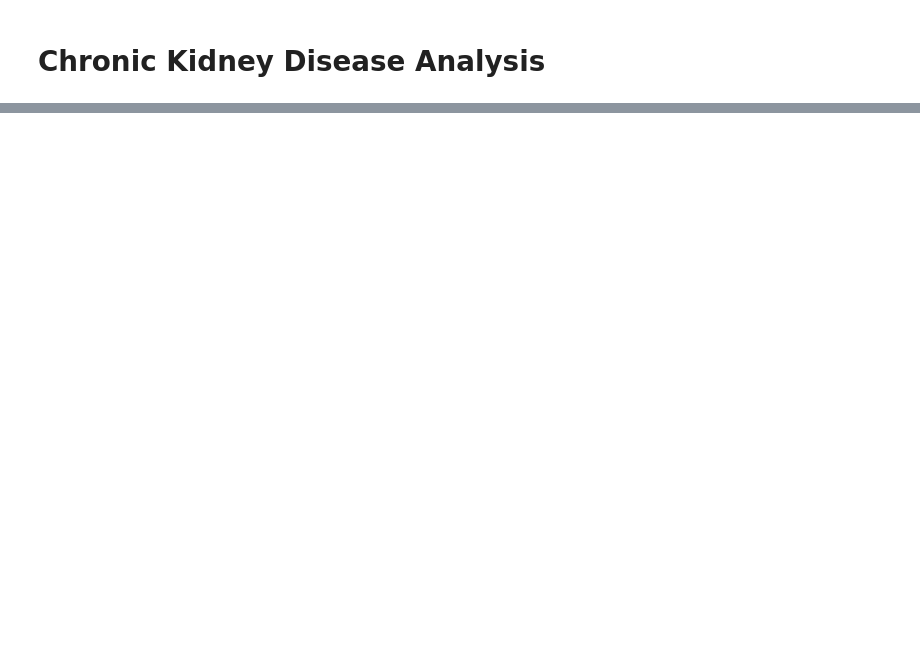
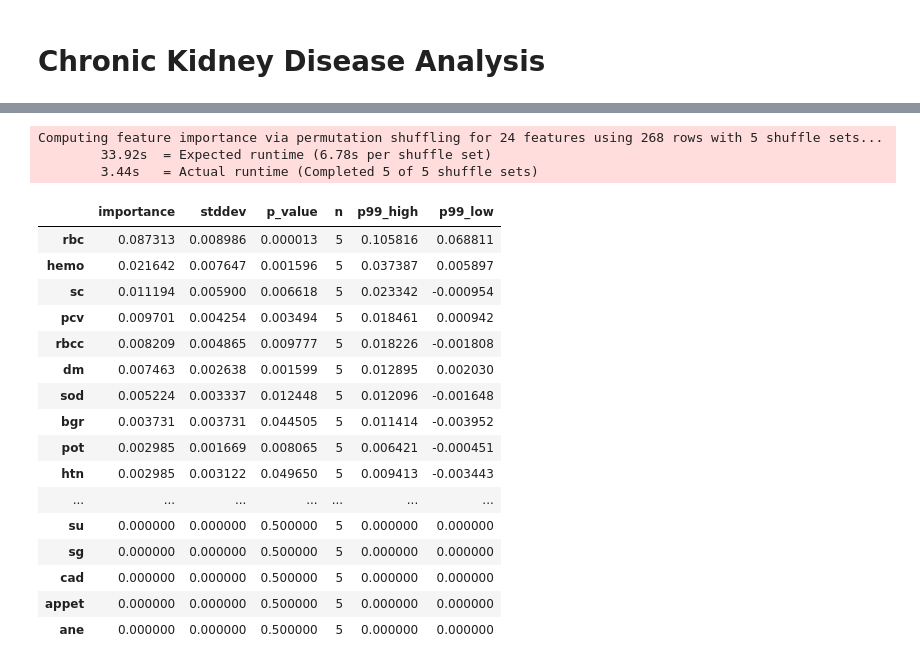
Before and after one commit to PeterHamfelt/Chronic_Kidney_Disease_Analysis, a Jupyter notebook: README.ipynb, the cells around one changed output, grey strips where cells are left out. Saved outputs shown, nothing was run; the diff lists cells and outputs as text; code cells hidden in the pictures; blank space fills up the shorter version.

```diff
--- a/README.ipynb
+++ b/README.ipynb
@@ -17,0 +142,23 @@ CKD.head()
+# %%
+predictor.feature_importance(data=df_train)
+# %% [output]
+Computing feature importance via permutation shuffling for 24 features using 268 rows with 5 shuffle sets...
+        33.92s  = Expected runtime (6.78s per shuffle set)
+        3.44s   = Actual runtime (Completed 5 of 5 shuffle sets)
+|  | importance | stddev | p_value | n | p99_high | p99_low |
+| rbc | 0.087313 | 0.008986 | 0.000013 | 5 | 0.105816 | 0.068811 |
+| hemo | 0.021642 | 0.007647 | 0.001596 | 5 | 0.037387 | 0.005897 |
+| sc | 0.011194 | 0.005900 | 0.006618 | 5 | 0.023342 | -0.000954 |
+| pcv | 0.009701 | 0.004254 | 0.003494 | 5 | 0.018461 | 0.000942 |
+| rbcc | 0.008209 | 0.004865 | 0.009777 | 5 | 0.018226 | -0.001808 |
+| dm | 0.007463 | 0.002638 | 0.001599 | 5 | 0.012895 | 0.002030 |
+| sod | 0.005224 | 0.003337 | 0.012448 | 5 | 0.012096 | -0.001648 |
+| bgr | 0.003731 | 0.003731 | 0.044505 | 5 | 0.011414 | -0.003952 |
+| pot | 0.002985 | 0.001669 | 0.008065 | 5 | 0.006421 | -0.000451 |
+| htn | 0.002985 | 0.003122 | 0.049650 | 5 | 0.009413 | -0.003443 |
+| ... | ... | ... | ... | ... | ... | ... |
+| su | 0.000000 | 0.000000 | 0.500000 | 5 | 0.000000 | 0.000000 |
+| sg | 0.000000 | 0.000000 | 0.500000 | 5 | 0.000000 | 0.000000 |
+| cad | 0.000000 | 0.000000 | 0.500000 | 5 | 0.000000 | 0.000000 |
+| appet | 0.000000 | 0.000000 | 0.500000 | 5 | 0.000000 | 0.000000 |
+| ane | 0.000000 | 0.000000 | 0.500000 | 5 | 0.000000 | 0.000000 |
```
Also changed, not shown: parts of 16 cells of this notebook, 21 other files.
